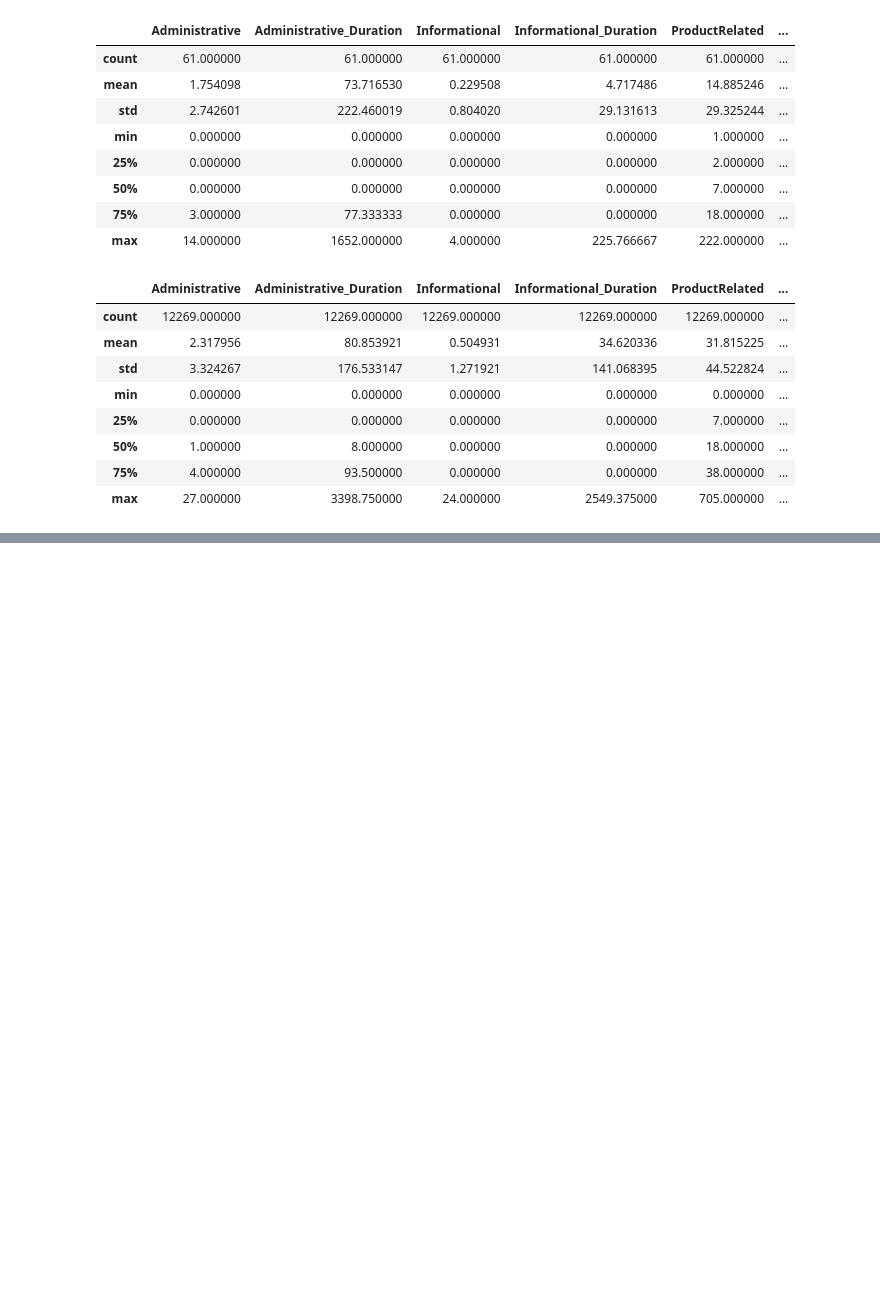
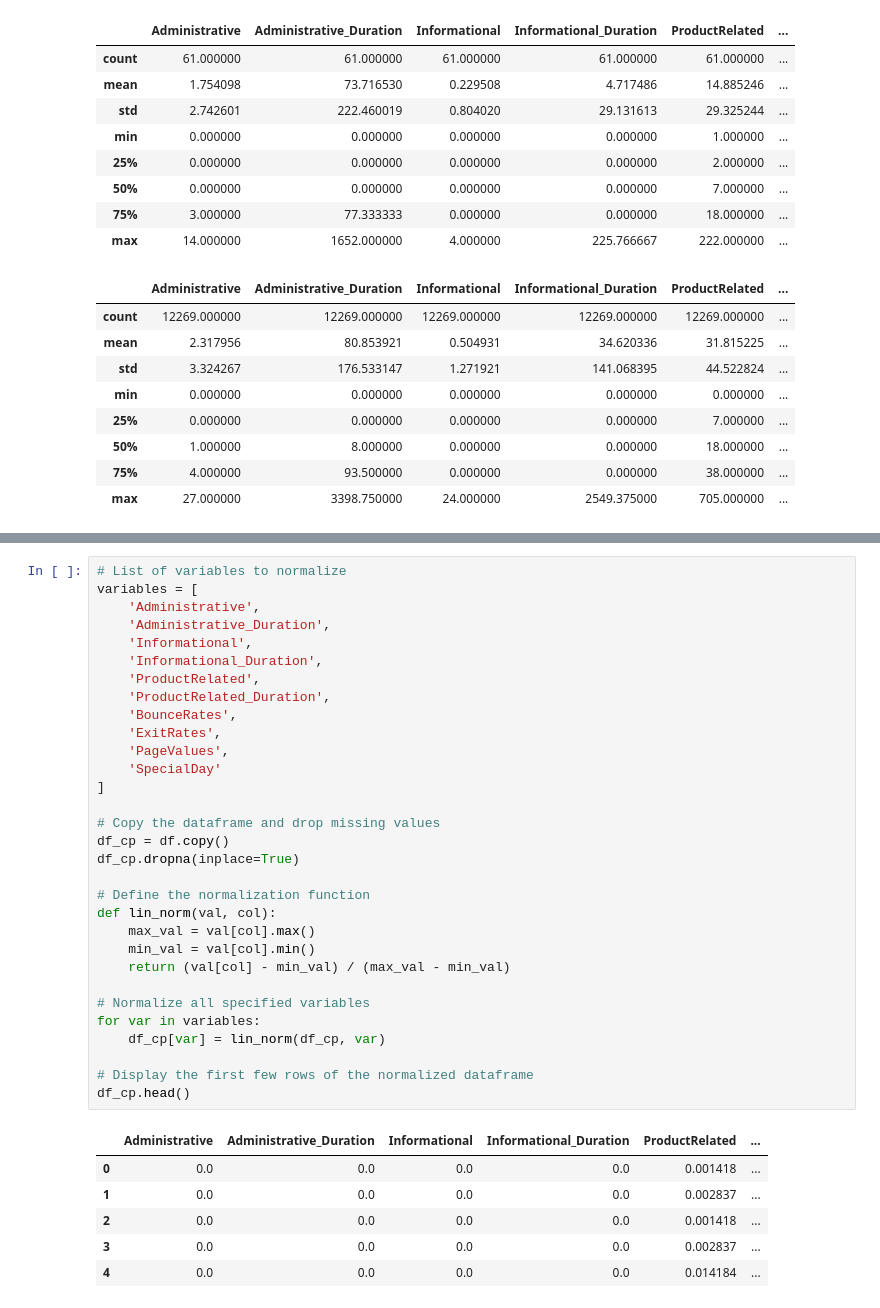
Before and after one commit to Nuraly1503/Data-Analytics, a Jupyter notebook: DA02/2-2.ipynb, the cells around one changed output, grey strips where cells are left out. Saved outputs shown, nothing was run; the diff lists cells and outputs as text; blank space fills up the shorter version.

```diff
--- a/DA02/2-2.ipynb
+++ b/DA02/2-2.ipynb
@@ -64,0 +129,38 @@ display(loc_df_browsers_not_13.describe())
+# %%
+# List of variables to normalize
+variables = [
+    'Administrative',
+    'Administrative_Duration',
+    'Informational',
+    'Informational_Duration',
+    'ProductRelated',
+    'ProductRelated_Duration',
+    'BounceRates',
+    'ExitRates',
+    'PageValues',
+    'SpecialDay'
+]
+
+# Copy the dataframe and drop missing values
+df_cp = df.copy()
+df_cp.dropna(inplace=True)
+
+# Define the normalization function
+def lin_norm(val, col):
+    max_val = val[col].max()
+    min_val = val[col].min()
+    return (val[col] - min_val) / (max_val - min_val)
+
+# Normalize all specified variables
+for var in variables:
+    df_cp[var] = lin_norm(df_cp, var)
+
+# Display the first few rows of the normalized dataframe
+df_cp.head()
+# %% [output]
+|  | Administrative | Administrative_Duration | Informational | Informational_Duration | ProductRelated | ... |
+| 0 | 0.0 | 0.0 | 0.0 | 0.0 | 0.001418 | ... |
+| 1 | 0.0 | 0.0 | 0.0 | 0.0 | 0.002837 | ... |
+| 2 | 0.0 | 0.0 | 0.0 | 0.0 | 0.001418 | ... |
+| 3 | 0.0 | 0.0 | 0.0 | 0.0 | 0.002837 | ... |
+| 4 | 0.0 | 0.0 | 0.0 | 0.0 | 0.014184 | ... |
```
Also changed, not shown: parts of 9 cells of this notebook.
